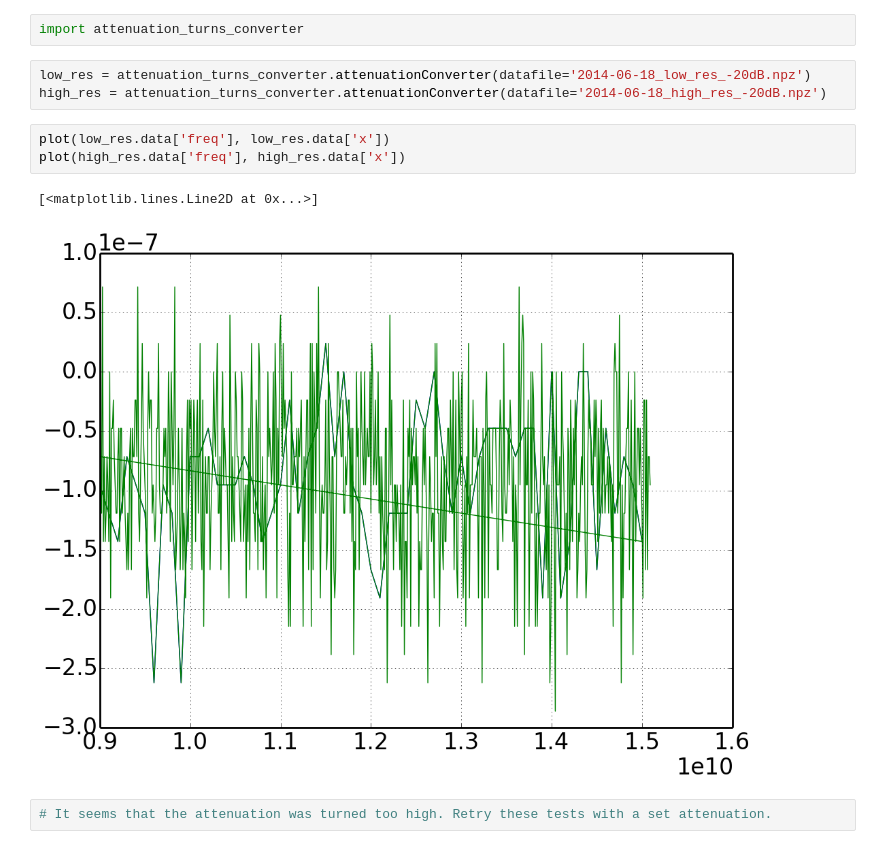
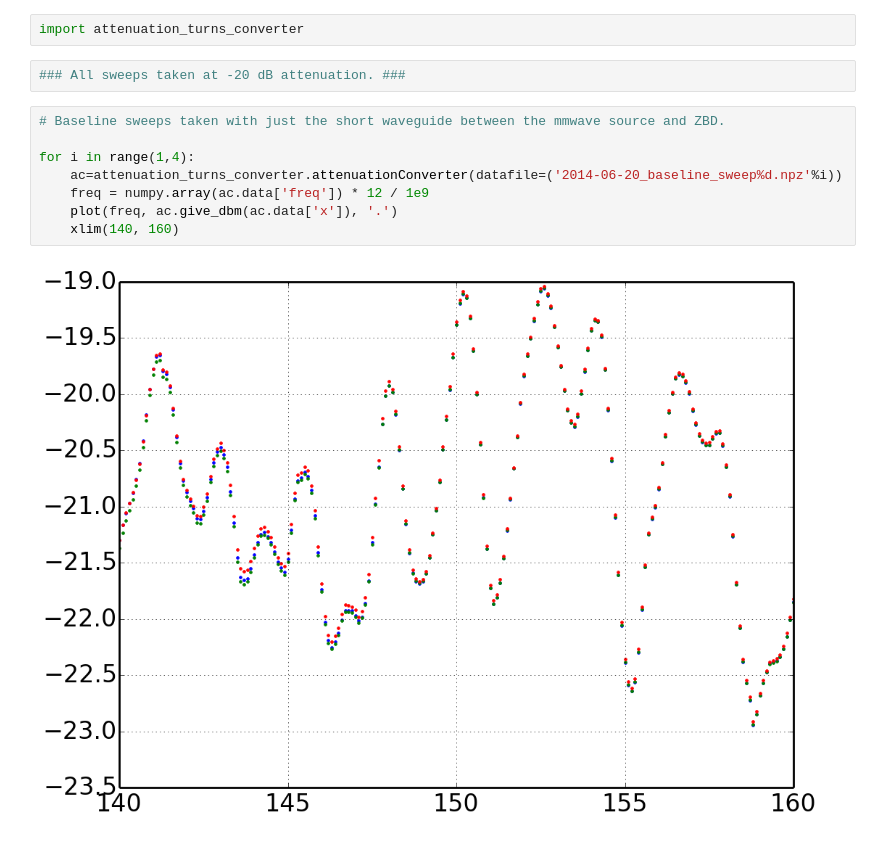
Before and after one commit to ColumbiaCMB/mmw-source, a Jupyter notebook: 2014-06-19_waveguide-plumbing-analysis.ipynb, the cells around one changed output. Drawn from its saved outputs; the diff is of its cells as text.

Commit message:
data in new place.

```diff
--- a/2014-06-19_waveguide-plumbing-analysis.ipynb
+++ b/2014-06-19_waveguide-plumbing-analysis.ipynb
@@ -7,14 +7,15 @@ rcParams['axes.linewidth']=2.0
 rcParams['axes.grid']=True
 # %%
 import attenuation_turns_converter
-# %%
-low_res = attenuation_turns_converter.attenuationConverter(datafile='2014-06-18_low_res_-20dB.npz')
-high_res = attenuation_turns_converter.attenuationConverter(datafile='2014-06-18_high_res_-20dB.npz')
-# %%
-plot(low_res.data['freq'], low_res.data['x'])
-plot(high_res.data['freq'], high_res.data['x'])
-# %% [output]
-[<matplotlib.lines.Line2D at 0x...>]
-[figure, removed]
-# %%
-# It seems that the attenuation was turned too high. Retry these tests with a set attenuation.
+# %%
+### All sweeps taken at -20 dB attenuation. ###
+# %%
+# Baseline sweeps taken with just the short waveguide between the mmwave source and ZBD.
+
+for i in range(1,4):
+    ac=attenuation_turns_converter.attenuationConverter(datafile=('2014-06-20_baseline_sweep%d.npz'%i))
+    freq = numpy.array(ac.data['freq']) * 12 / 1e9
+    plot(freq, ac.give_dbm(ac.data['x']), '.')
+    xlim(140, 160)
+# %% [output]
+[figure, added]
```
Also changed, not shown: 3 other files.
